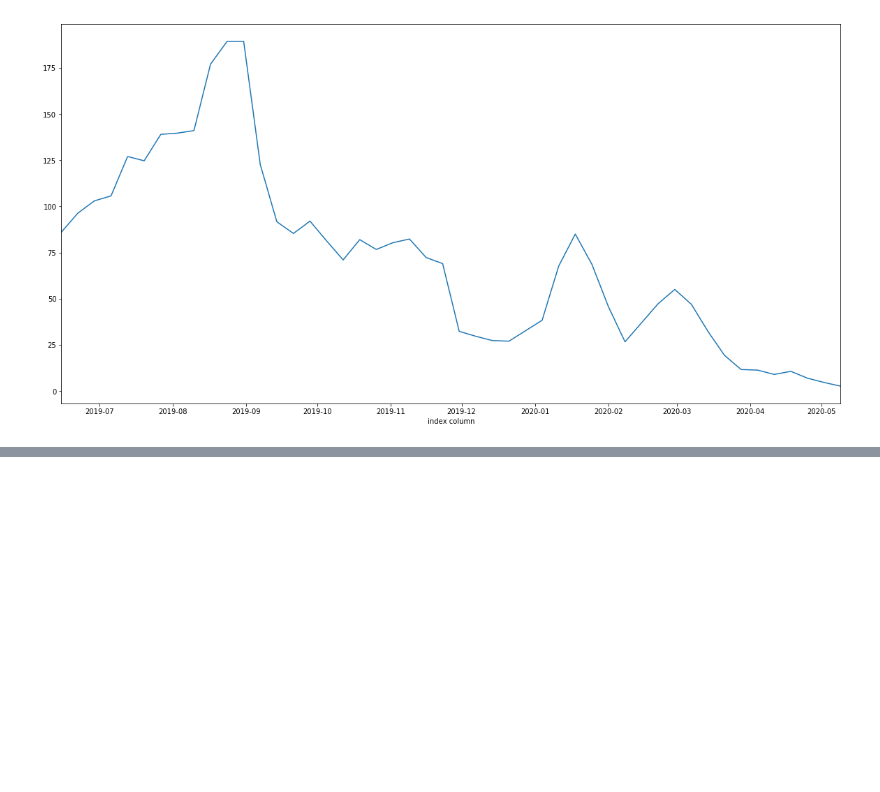
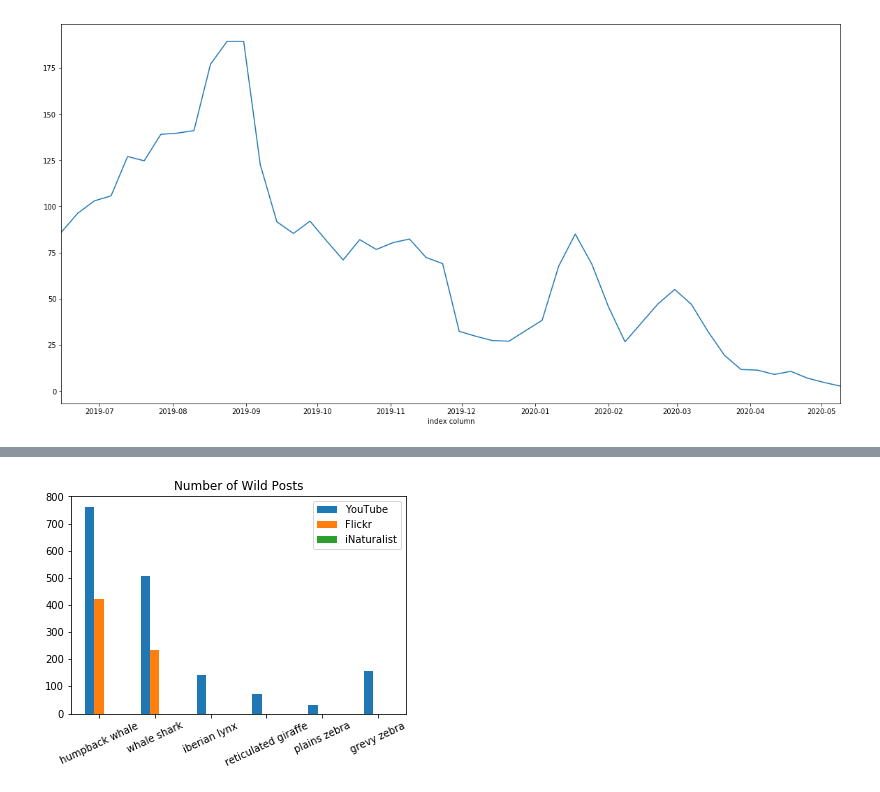
Before and after one commit to CompBioUIC/WildbookSocial, a Jupyter notebook: playground/PerSpeciesAllPlatforms.ipynb, the cells around one changed output, grey strips where cells are left out. Drawn from its saved outputs; the diff is of its cells as text; code cells hidden in the pictures; blank space fills up the shorter version.

Commit message:
Create bar plots for all species, all platforms; Comment out lines for Twitter imports

```diff
--- a/playground/PerSpeciesAllPlatforms.ipynb
+++ b/playground/PerSpeciesAllPlatforms.ipynb
@@ -197,0 +212,16 @@ Name: moving averages, dtype: float64
+# %%
+def build_volume_df_all(databases):
+    volume_all = {}
+    for name, db in databases.items():
+        wild_counts_all_species = db.getWildCountsAllSpecies(name)
+        volume_all[name] = wild_counts_all_species
+    return volume_all
+# %%
+databases = {"youtube": yt_db, "flickr": fr_db, "iNaturalist": inat_db}
+
+volume_all = build_volume_df_all(databases)
+# %%
+volume_all_wild = {}
+for name, data in volume_all.items():
+    volume_all_wild[name] = [data['Species'].values.tolist()] + [data['Num_Wild_Docs'].values.tolist()]
+volume_all_wild
@@ -197,0 +246,8 @@ Name: moving averages, dtype: float64
+# %%
+index = volume_all_wild['flickr'][0]
+df = pd.DataFrame({'YouTube': volume_all_wild['youtube'][1],
+                   'Flickr': volume_all_wild['flickr'][1],
+                   'iNaturalist': volume_all_wild['iNaturalist'][1]}, index=index)
+ax = df.plot.bar(title="Number of Wild Posts", rot=25)
+# %% [output]
+[figure, added]
```
Also changed, not shown: parts of 12 cells of this notebook, 2 other files.
